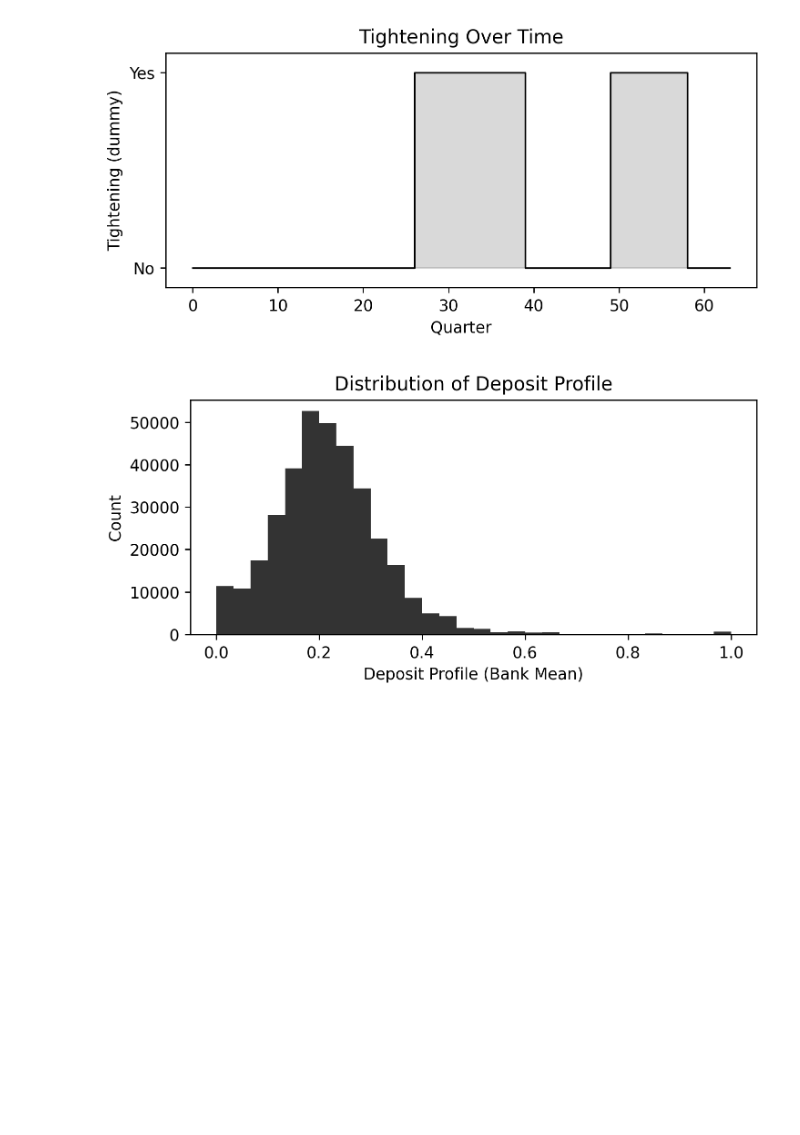
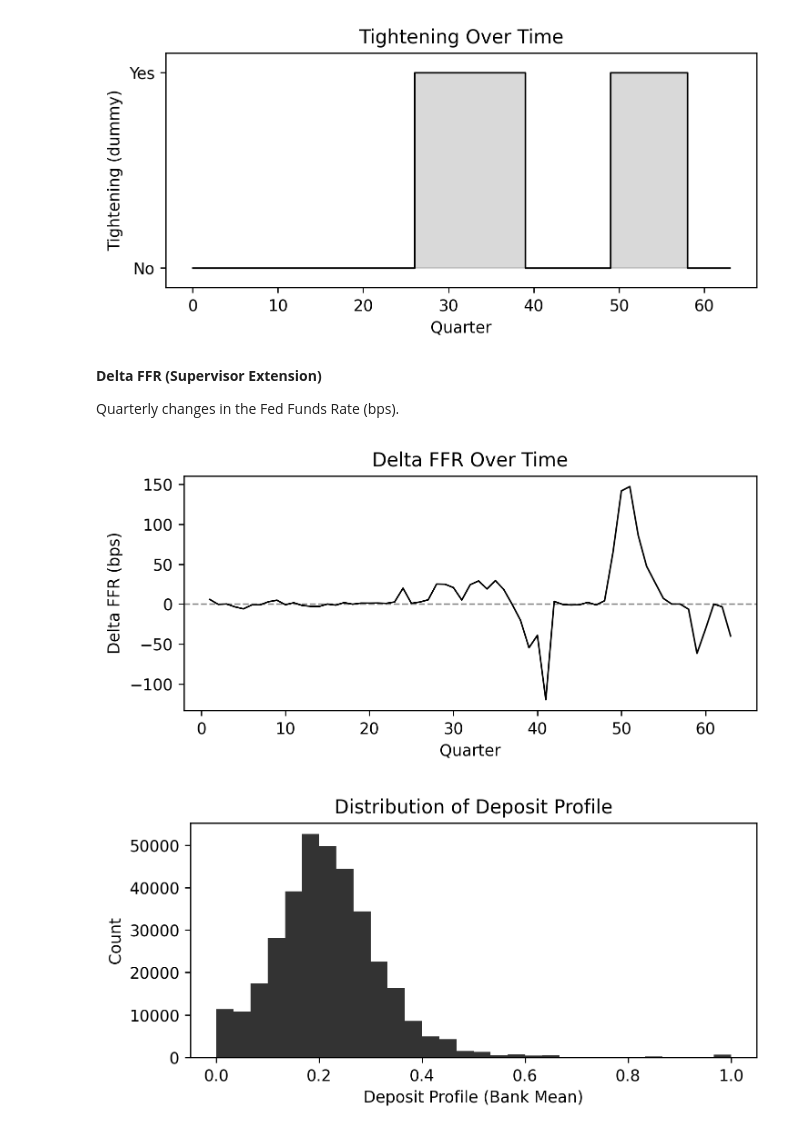
Before and after one commit to Mmaxi10/Erasmus, a Jupyter notebook: EUR Coursework/Banking Seminar/Empirical Model/Empirical_Model.ipynb, the cells around one changed output. Saved outputs shown, nothing was run; the diff lists cells and outputs as text; code cells hidden in the pictures; blank space fills up the shorter version.

```diff
--- a/EUR Coursework/Banking Seminar/Empirical Model/Empirical_Model_Proposal.ipynb
+++ b/EUR Coursework/Banking Seminar/Empirical Model/Empirical_Model.ipynb
@@ -393,6 +396,29 @@ plt.tight_layout()
 plt.show()
 # %% [output]
 [figure]
+# %% [markdown]
+**Delta FFR (Supervisor Extension)**
+
+Quarterly changes in the Fed Funds Rate (bps).
+# %%
+# Delta FFR over time (quarterly change)
+# This shows quarter-to-quarter changes in policy rate
+fig, ax = plt.subplots(figsize=(6, 3))
+
+x_vals = q_dff["quarter"].astype(str)
+ax.plot(range(len(x_vals)), q_dff["delta_ffr"], color="black", lw=1)
+ax.set_title("Delta FFR Over Time")
+ax.set_xlabel("Quarter")
+ax.set_ylabel("Delta FFR (bps)")
+ax.axhline(0, color="black", lw=1, ls="--", alpha=0.5)
+
+
+set_q1_ticks(ax, q_dff["quarter"])
+
+plt.tight_layout()
+plt.show()
+# %% [output]
+[figure, added]
 # %%
 # Distribution of deposit profiles (bank means)
 fig, ax = plt.subplots(figsize=(6, 3))
```
Also changed, not shown: parts of 11 cells of this notebook, 5 other files.
